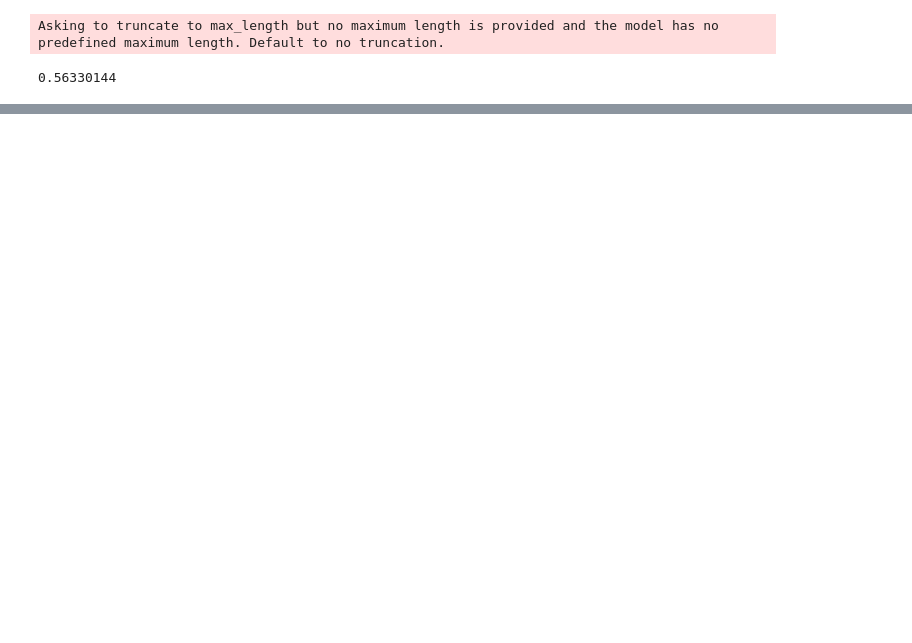
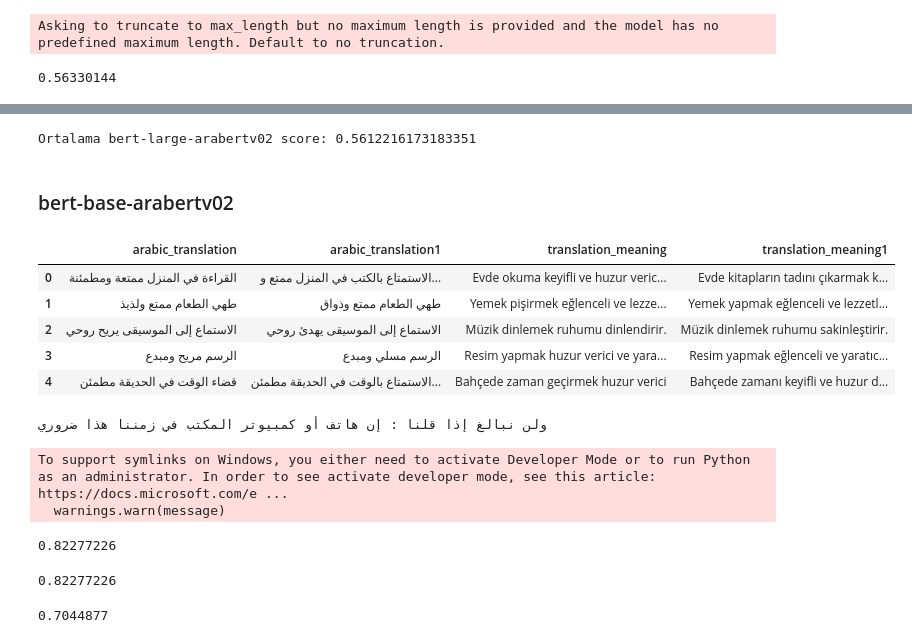
Before and after one commit to kadirculha/ArabicSimilarity, a Jupyter notebook: model_use.ipynb, the cells around one changed output, grey strips where cells are left out. Cells and saved outputs as stored; diff of their text form; code cells hidden in the pictures; blank space fills up the shorter version.

```diff
--- a/model_use.ipynb
+++ b/model_use.ipynb
@@ -90,0 +320,35 @@ Similarity Score:0.9433769583702087
+# %%
+average = sum(arabert_large_v02_list_reversed) / len(arabert_large_v02_list_reversed)
+print(f"Ortalama bert-large-arabertv02 score: {average}")
+# %% [output]
+Ortalama bert-large-arabertv02 score: 0.5612216173183351
+# %% [markdown]
+### bert-base-arabertv02
+# %%
+from config import Configurator
+from arabic_transformer import SentenceTransformer
+import pandas as pd
+
+pd.set_option('display.max_colwidth', None)
+
+cfg = Configurator(json_file_path="sentences.json")
+df = pd.DataFrame(cfg.data["sentences"])
+df.head()
+# %% [output]
+|  | arabic_translation | arabic_translation1 | translation_meaning | translation_meaning1 |
+| 0 | القراءة في المنزل ممتعة ومطمئنة | الاستمتاع بالكتب في المنزل ممتع و... | Evde okuma keyifli ve huzur veric... | Evde kitapların tadını çıkarmak k... |
+| 1 | طهي الطعام ممتع ولذيذ | طهي الطعام ممتع وذواق | Yemek pişirmek eğlenceli ve lezze... | Yemek yapmak eğlenceli ve lezzetl... |
+| 2 | الاستماع إلى الموسيقى يريح روحي | الاستماع إلى الموسيقى يهدئ روحي | Müzik dinlemek ruhumu dinlendirir. | Müzik dinlemek ruhumu sakinleştirir. |
+| 3 | الرسم مريح ومبدع | الرسم مسلي ومبدع | Resim yapmak huzur verici ve yara... | Resim yapmak eğlenceli ve yaratıc... |
+| 4 | قضاء الوقت في الحديقة مطمئن | الاستمتاع بالوقت في الحديقة مطمئن... | Bahçede zaman geçirmek huzur verici | Bahçede zamanı keyifli ve huzur d... |
+# %%
+from arabert.preprocess import ArabertPreprocessor
+
+model_name="aubmindlab/bert-base-arabertv02"
+arabert_prep = ArabertPreprocessor(model_name=model_name)
+
+text = "ولن نبالغ إذا قلنا: إن هاتف أو كمبيوتر المكتب في زمننا هذا ضروري"
+text_preprocces = arabert_prep.preprocess(text)
+print(text_preprocces)
+# %% [output]
+ولن نبالغ إذا قلنا : إن هاتف أو كمبيوتر المكتب في زمننا هذا ضروري
@@ -90,0 +357,15 @@ Similarity Score:0.9433769583702087
+# %%
+arabert_base_v02.get_similarity(sentences=[arabert_prep.preprocess("القراءة في المنزل ممتعة ومطمئنة"), arabert_prep.preprocess("الاستمتاع بالكتب في المنزل ممتع ومطلوب")])
+# %% [output]
+To support symlinks on Windows, you either need to activate Developer Mode or to run Python as an administrator. In order to see activate developer mode, see this article: https://docs.microsoft.com/e ...
+  warnings.warn(message)
+0.82277226
+# %%
+arabert_base_v02.get_similarity(sentences=["القراءة في المنزل ممتعة ومطمئنة","الاستمتاع بالكتب في المنزل ممتع ومطلوب"])
+# %% [output]
+0.82277226
+# %%
+arabert_base_v02.get_similarity(sentences=["طهي الطعام ممتع ولذيذ","القراءة في المنزل ممتعة ومطمئنة"])
+## Yemek pişirmek eğlenceli ve lezzetlidir / Evde kitap okumak eğlenceli ve güven vericidir
+# %% [output]
+0.7044877
```
Also changed, not shown: parts of 36 cells of this notebook, 4 other files.
